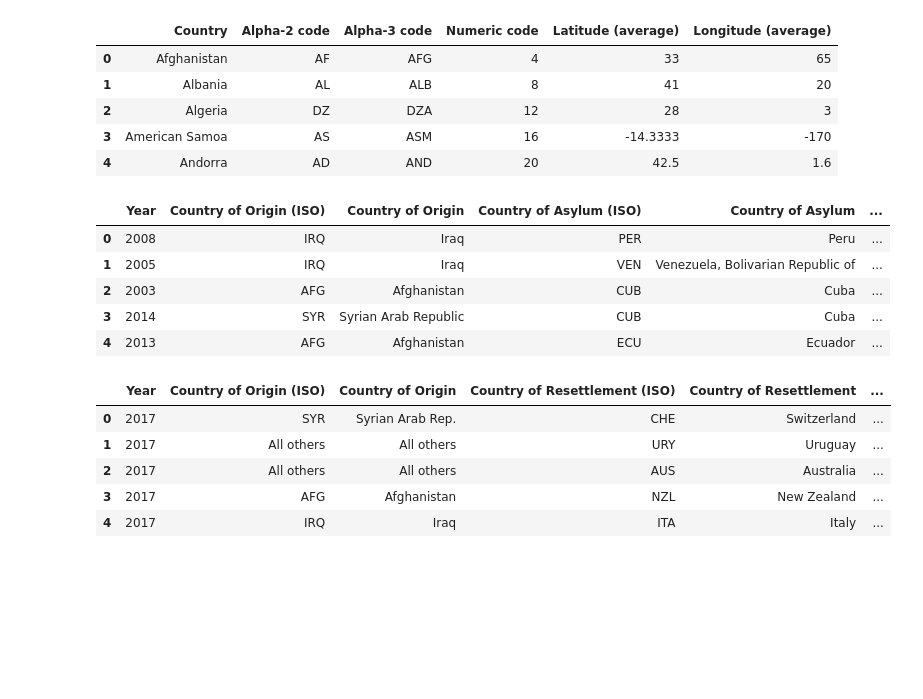
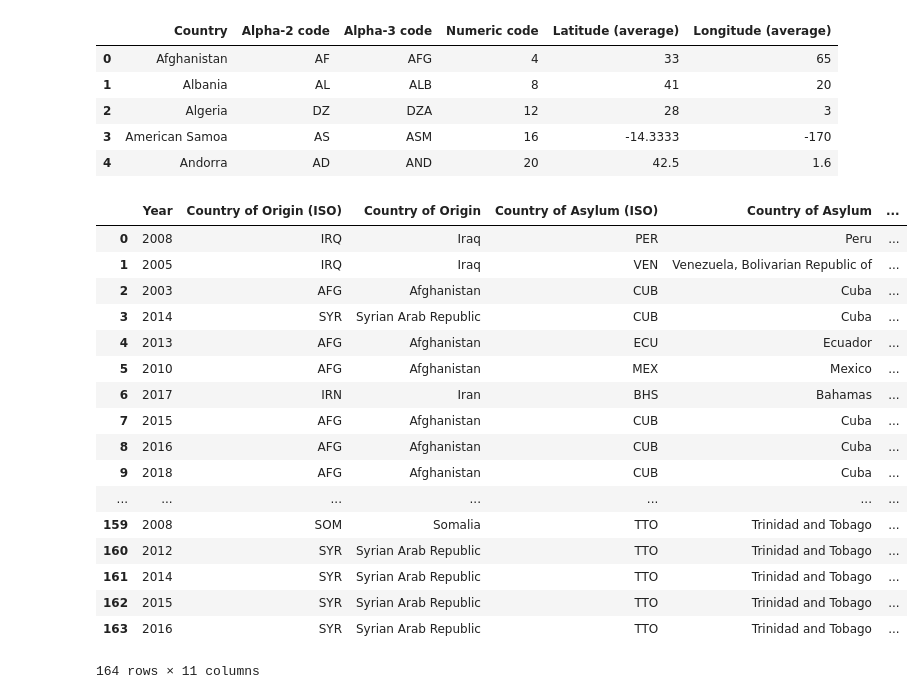
Before and after one commit to hopetambala/dps-deck-refugee, a Jupyter notebook: data/refugee_cleaning.ipynb, the cells around one changed output. Drawn from its saved outputs; the diff is of its cells as text; code cells hidden in the pictures; blank space fills up the shorter version.

Commit message:
fix: latitude longitude

```diff
--- a/data/refugee_cleaning.ipynb
+++ b/data/refugee_cleaning.ipynb
@@ -67,7 +67,7 @@ df_country.head()
 def geocode(country_name):
     for index, row in df_country.iterrows():
         if country_name == row['Country']:
-            return [float(row['Latitude (average)']),float(row['Longitude (average)'])]
+            return np.array([float(row['Longitude (average)']),float(row['Latitude (average)'])])
 # %%
 # def geocodeISO(iso):
 #     for index, row in df_country.iterrows():
@@ -85,20 +85,23 @@ df3['Country of Resettlement Coordinates'] = df3['Country of Resettlement'].appl
 # df['Country of Asylum Coordinates'] = df['Country of Asylum'].apply(geocodeISO)
 # df['Country of Resettlement Coordinates'] = df['Country of Resettlement (ISO)'].apply(geocodeISO)
 # %%
-df2.head()
+df2
 # %% [output]
 |  | Year | Country of Origin (ISO) | Country of Origin | Country of Asylum (ISO) | Country of Asylum | ... |
 | 0 | 2008 | IRQ | Iraq | PER | Peru | ... |
 | 1 | 2005 | IRQ | Iraq | VEN | Venezuela, Bolivarian Republic of | ... |
 | 2 | 2003 | AFG | Afghanistan | CUB | Cuba | ... |
 | 3 | 2014 | SYR | Syrian Arab Republic | CUB | Cuba | ... |
 | 4 | 2013 | AFG | Afghanistan | ECU | Ecuador | ... |
+| 5 | 2010 | AFG | Afghanistan | MEX | Mexico | ... |
+| 6 | 2017 | IRN | Iran | BHS | Bahamas | ... |
+| 7 | 2015 | AFG | Afghanistan | CUB | Cuba | ... |
+| 8 | 2016 | AFG | Afghanistan | CUB | Cuba | ... |
+| 9 | 2018 | AFG | Afghanistan | CUB | Cuba | ... |
+| ... | ... | ... | ... | ... | ... | ... |
+| 159 | 2008 | SOM | Somalia | TTO | Trinidad and Tobago | ... |
+| 160 | 2012 | SYR | Syrian Arab Republic | TTO | Trinidad and Tobago | ... |
+| 161 | 2014 | SYR | Syrian Arab Republic | TTO | Trinidad and Tobago | ... |
+| 162 | 2015 | SYR | Syrian Arab Republic | TTO | Trinidad and Tobago | ... |
+| 163 | 2016 | SYR | Syrian Arab Republic | TTO | Trinidad and Tobago | ... |
+164 rows × 11 columns
-# %%
-df3.head()
-# %% [output]
-|  | Year | Country of Origin (ISO) | Country of Origin | Country of Resettlement (ISO) | Country of Resettlement | ... |
-| 0 | 2017 | SYR | Syrian Arab Rep. | CHE | Switzerland | ... |
-| 1 | 2017 | All others | All others | URY | Uruguay | ... |
-| 2 | 2017 | All others | All others | AUS | Australia | ... |
-| 3 | 2017 | AFG | Afghanistan | NZL | New Zealand | ... |
-| 4 | 2017 | IRQ | Iraq | ITA | Italy | ... |
```
Also changed, not shown: parts of 2 cells of this notebook, 4 other files.
